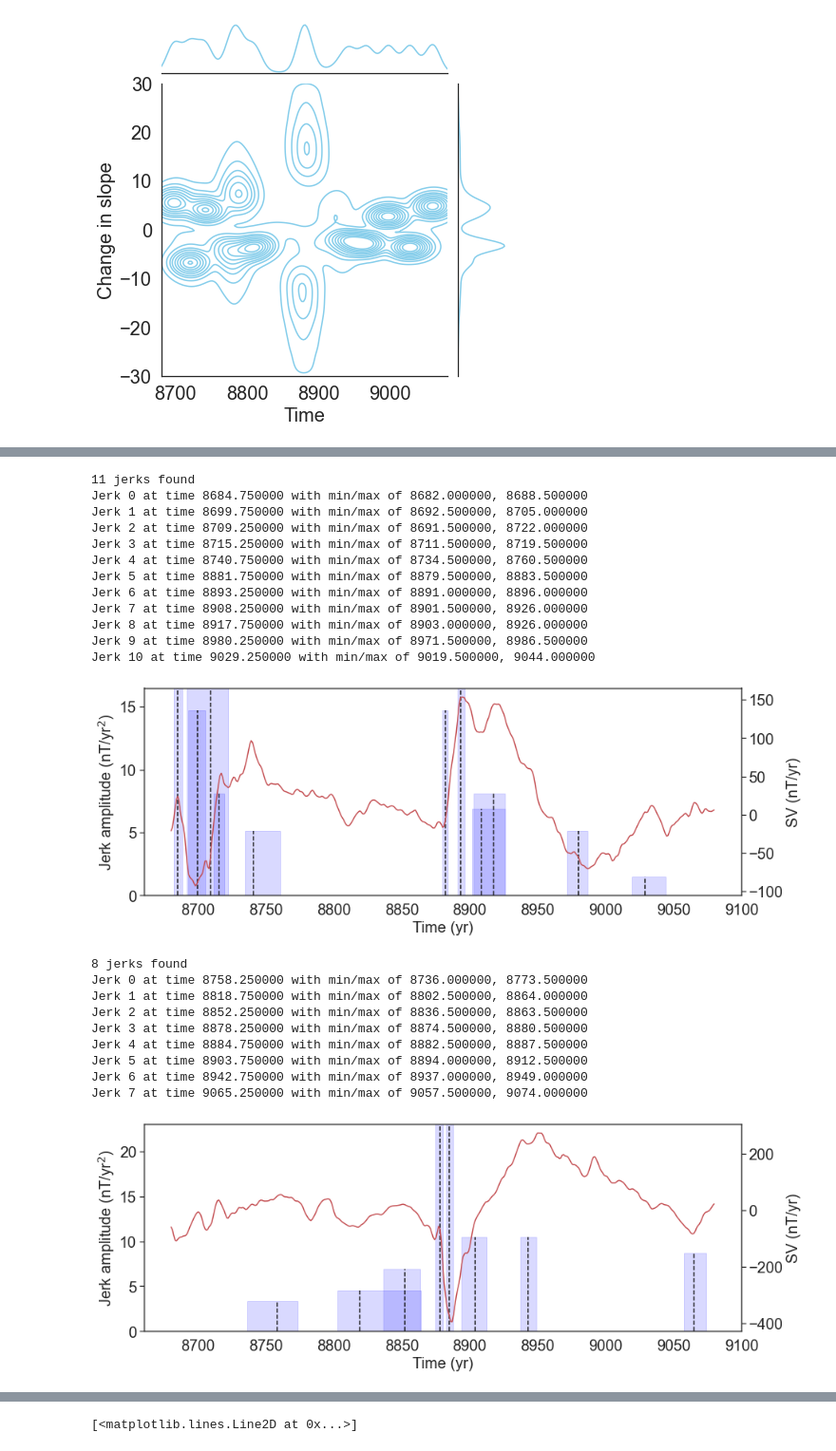
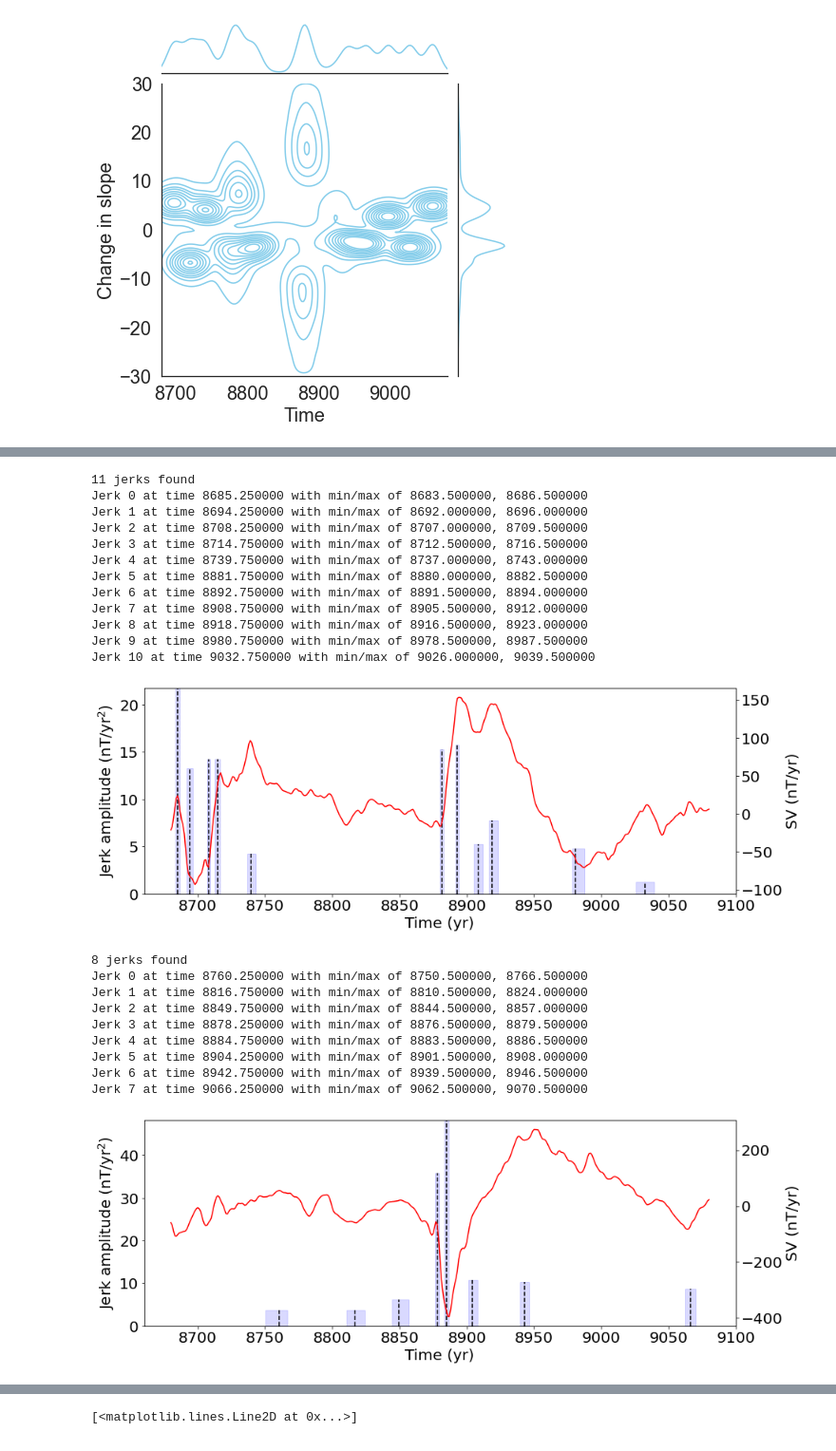
Before and after one commit to plivermore/jerk_finder, a Jupyter notebook: Python/Explore_path_model1.ipynb, the cells around one changed output, grey strips where cells are left out. Shown at 95% size. Drawn from its saved outputs; the diff is of its cells as text; code cells hidden in the pictures.

```diff
--- a/Python/Explore_path_model1.ipynb
+++ b/Python/Explore_path_model1.ipynb
@@ -318,15 +336,16 @@ def find_jerks(data_timing, data_amplitude, number_time_bins, number_amplitude_b
 # %%
 data_timing = jerk_data_save[0:size_jerk_data_save[0],0,0]
 data_amplitude = jerk_data_save[0:size_jerk_data_save[0],1,0]
+
 number_time_bins = int(TIMES_MAX-TIMES_MIN)*2
-number_amplitude_bins = 100
 time_range = [TIMES_MIN,TIMES_MAX]
-amplitude_range = [-30,30]
-jerks_info = find_jerks(data_timing, data_amplitude, number_time_bins, number_amplitude_bins, \
-                   time_range, amplitude_range)
+jerks_info = find_jerks(data_timing, data_amplitude, number_time_bins, time_range, \
+                        number_amplitude_bins=200, tau=0.60)
 
 print('{0:d} jerks found'.format(len(jerks_info)) )
 for index,jerk in enumerate(jerks_info):
-      print('Jerk {0:d} at time {1:f} with min/max of {2:f}, {3:f}'.format(index,jerk[0], jerk[2], jerk[3]))
+      print('Jerk {0:d} at time {1:f} with amplitude {4:f} with timing min/max of {2:f}, {3:f}'.\
+            format(index,jerk[0], jerk[2], jerk[3], jerk[1]))
+print('Bin width in jerk amplitude is ', (50--50)/200)
 # %% [output]
 13 jerks found
@@ -366,7 +386,7 @@ ax1b.tick_params(axis='y', which='major', labelsize=20)
 
 
 ymin = 0
-ymax = max(jerk[1] for jerk in jerks_info)
+ymax = max(abs(jerk[1]) for jerk in jerks_info)
 ax.set_ylim([ymin,ymax])
 for jerk in jerks_info:
     ax.vlines(jerk[0], ymin, abs(jerk[1]), colors='k',linestyles='dashed')
@@ -381,8 +401,8 @@ number_time_bins = int(TIMES_MAX-TIMES_MIN)*2
 number_amplitude_bins = 100
 time_range = [TIMES_MIN,TIMES_MAX]
 amplitude_range = [-30,30]
-jerks_info = find_jerks(data_timing, data_amplitude, number_time_bins, number_amplitude_bins, \
-                   time_range, amplitude_range)
+jerks_info = find_jerks(data_timing, data_amplitude, number_time_bins, time_range, \
+                        number_amplitude_bins=200, tau=0.60)
 
 print('{0:d} jerks found'.format(len(jerks_info)) )
 for index,jerk in enumerate(jerks_info):
@@ -408,61 +428,61 @@ for jerk in jerks_info:
 #plt.savefig('example2_posterior_with_jerks.pdf',bbox_inches='tight')
 # %% [output]
 11 jerks found
-Jerk 0 at time 8684.750000 with min/max of 8682.000000, 8688.500000
-Jerk 1 at time 8699.750000 with min/max of 8692.500000, 8705.000000
-Jerk 2 at time 8709.250000 with min/max of 8691.500000, 8722.000000
-Jerk 3 at time 8715.250000 with min/max of 8711.500000, 8719.500000
-Jerk 4 at time 8740.750000 with min/max of 8734.500000, 8760.500000
-Jerk 5 at time 8881.750000 with min/max of 8879.500000, 8883.500000
-Jerk 6 at time 8893.250000 with min/max of 8891.000000, 8896.000000
-Jerk 7 at time 8908.250000 with min/max of 8901.500000, 8926.000000
-Jerk 8 at time 8917.750000 with min/max of 8903.000000, 8926.000000
-Jerk 9 at time 8980.250000 with min/max of 8971.500000, 8986.500000
-Jerk 10 at time 9029.250000 with min/max of 9019.500000, 9044.000000
+Jerk 0 at time 8685.250000 with min/max of 8683.500000, 8686.500000
+Jerk 1 at time 8694.250000 with min/max of 8692.000000, 8696.000000
+Jerk 2 at time 8708.250000 with min/max of 8707.000000, 8709.500000
+Jerk 3 at time 8714.750000 with min/max of 8712.500000, 8716.500000
+Jerk 4 at time 8739.750000 with min/max of 8737.000000, 8743.000000
+Jerk 5 at time 8881.750000 with min/max of 8880.000000, 8882.500000
+Jerk 6 at time 8892.750000 with min/max of 8891.500000, 8894.000000
+Jerk 7 at time 8908.750000 with min/max of 8905.500000, 8912.000000
+Jerk 8 at time 8918.750000 with min/max of 8916.500000, 8923.000000
+Jerk 9 at time 8980.750000 with min/max of 8978.500000, 8987.500000
+Jerk 10 at time 9032.750000 with min/max of 9026.000000, 9039.500000
-[figure, old version]
+[figure, new version]
 # %%
 data_timing = jerk_data_save[0:size_jerk_data_save[2],0,2]
 data_amplitude = jerk_data_save[0:size_jerk_data_save[2],1,2]
 number_time_bins = int(TIMES_MAX-TIMES_MIN)*2
 number_amplitude_bins = 100
 time_range = [TIMES_MIN,TIMES_MAX]
 amplitude_range = [-30,30]
-jerks_info = find_jerks(data_timing, data_amplitude, number_time_bins, number_amplitude_bins, \
-                   time_range, amplitude_range)
+jerks_info = find_jerks(data_timing, data_amplitude, number_time_bins, time_range, \
+                        number_amplitude_bins=200, tau=0.60)
 
 print('{0:d} jerks found'.format(len(jerks_info)) )
 for index,jerk in enumerate(jerks_info):
       print('Jerk {0:d} at time {1:f} with min/max of {2:f}, {3:f}'.format(index,jerk[0], jerk[2], jerk[3]))
 
 
 fig, ax = plt.subplots( figsize=(14,5))
 ax.set_xlabel('Time (yr)', fontsize=20)
 ax.set_ylabel('Jerk amplitude (nT/yr$^2$)', fontsize=20)
 ax.tick_params(axis='both', which='major', labelsize=20)
 ax1b = ax.twinx()
 ax1b.plot(TIMES,Bz_dot,'r')
 ax1b.set_ylabel('SV (nT/yr)',fontsize=20)
 ax1b.tick_params(axis='y', which='major', labelsize=20)
 
 
 ymin = 0
 ymax = max(jerk[1] for jerk in jerks_info)
 ax.set_ylim([ymin,ymax])
 for jerk in jerks_info:
     ax.vlines(jerk[0], ymin, abs(jerk[1]), colors='k',linestyles='dashed')
     ax.fill_betweenx([ymin, abs(jerk[1])], jerk[2], jerk[3],alpha=0.15, color='blue')
 #plt.savefig('example2_posterior_with_jerks.pdf',bbox_inches='tight')
 # %% [output]
 8 jerks found
-Jerk 0 at time 8758.250000 with min/max of 8736.000000, 8773.500000
-Jerk 1 at time 8818.750000 with min/max of 8802.500000, 8864.000000
-Jerk 2 at time 8852.250000 with min/max of 8836.500000, 8863.500000
-Jerk 3 at time 8878.250000 with min/max of 8874.500000, 8880.500000
-Jerk 4 at time 8884.750000 with min/max of 8882.500000, 8887.500000
-Jerk 5 at time 8903.750000 with min/max of 8894.000000, 8912.500000
-Jerk 6 at time 8942.750000 with min/max of 8937.000000, 8949.000000
-Jerk 7 at time 9065.250000 with min/max of 9057.500000, 9074.000000
+Jerk 0 at time 8760.250000 with min/max of 8750.500000, 8766.500000
+Jerk 1 at time 8816.750000 with min/max of 8810.500000, 8824.000000
+Jerk 2 at time 8849.750000 with min/max of 8844.500000, 8857.000000
+Jerk 3 at time 8878.250000 with min/max of 8876.500000, 8879.500000
+Jerk 4 at time 8884.750000 with min/max of 8883.500000, 8886.500000
+Jerk 5 at time 8904.250000 with min/max of 8901.500000, 8908.000000
+Jerk 6 at time 8942.750000 with min/max of 8939.500000, 8946.500000
+Jerk 7 at time 9066.250000 with min/max of 9062.500000, 9070.500000
-[figure, old version]
+[figure, new version]
 # %%
 plt.figure()
 ax=[0,1,2,3]
```
Also changed, not shown: parts of 10 cells of this notebook, 25 other files.
